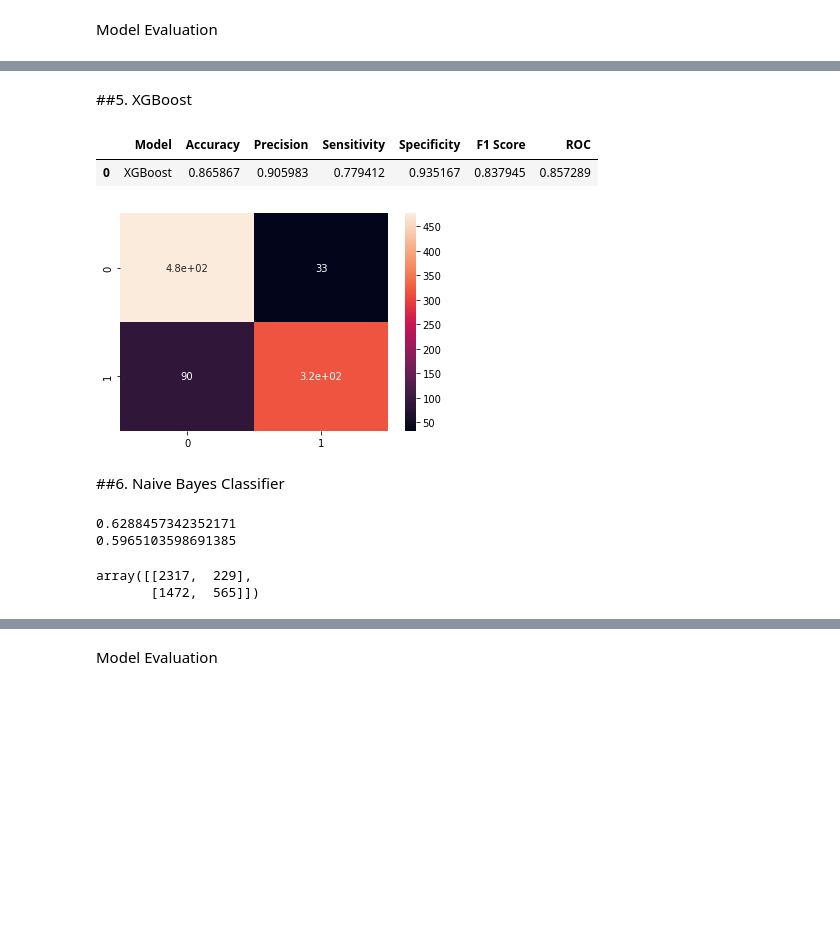
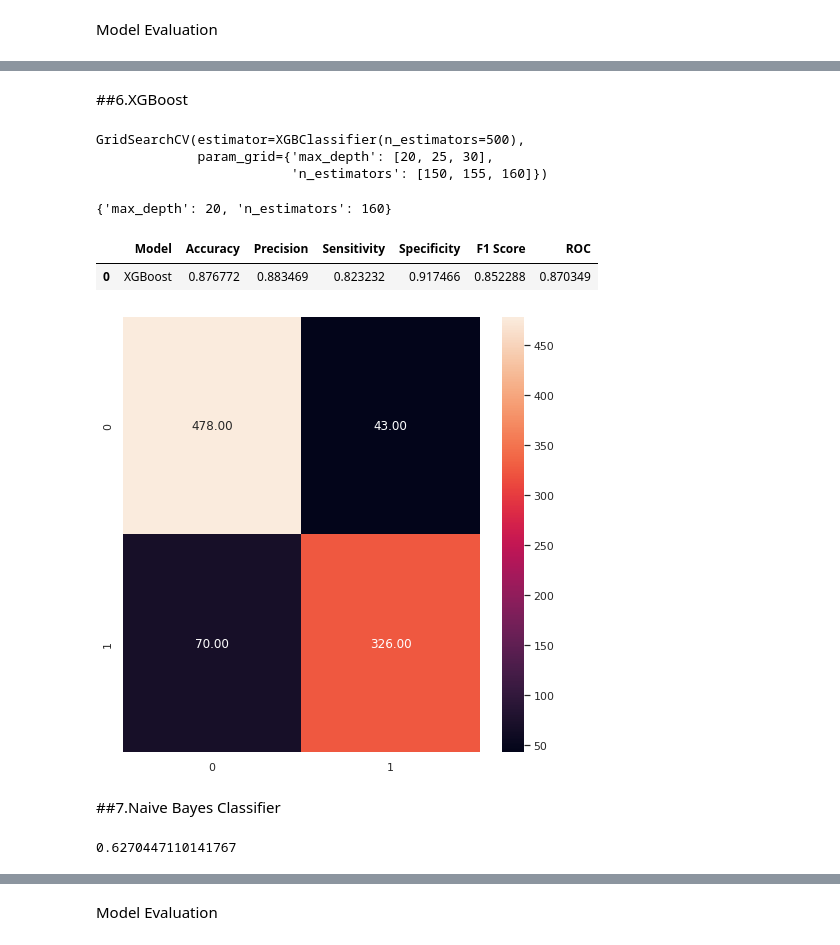
Before and after one commit to niteshavagabond/Cardiovascular-Risk-Prediction, a Jupyter notebook: Cardiovascular_Risk_Prediction.ipynb, the cells around one changed output, grey strips where cells are left out. Saved outputs shown, nothing was run; the diff lists cells and outputs as text; code cells hidden in the pictures; blank space fills up the shorter version.

```diff
--- a/Cardiovascular_Risk_Prediction.ipynb
+++ b/Cardiovascular_Risk_Prediction.ipynb
@@ -862,0 +957,4 @@ y_pred_gbm = gbm.predict(X_test)
+# %%
+#grid search for gradient bossting
+gb_grid= GridSearchCV(gb_model,param_grid=params,verbose=0)
+gb_grid.fit(X_train,y_train)
@@ -886,9 +997,27 @@ evaluation_metrics4
 # %% [markdown]
-##5. XGBoost
+##6.XGBoost
 # %%
 import xgboost as xgb
 # %%
 import xgboost as xgb
-xgb = xgb.XGBClassifier(n_estimators= 500)
-xgb.fit(X_train,y_train)
-y_pred_xgb = xgb.predict(X_test)
+xgb_model = xgb.XGBClassifier(n_estimators= 500)
+# %%
+#creating param dict for gridsearch
+n_estimators=[150,155,160]
+max_depth=[20,25,30]
+
+
+params = {'n_estimators':n_estimators,'max_depth':max_depth }
+# %%
+#creating xgb grid model
+xgb= GridSearchCV(xgb_model,param_grid=params,verbose=0)
+xgb.fit(X_train,y_train)
+# %% [output]
+GridSearchCV(estimator=XGBClassifier(n_estimators=500),
+             param_grid={'max_depth': [20, 25, 30],
+                         'n_estimators': [150, 155, 160]})
+# %%
+#printing best parameters
+xgb.best_params_
+# %% [output]
+{'max_depth': 20, 'n_estimators': 160}
@@ -895,28 +1027,29 @@ y_pred_xgb = xgb.predict(X_test)
 # %%
+# evaluation metric and confusion matrix for XG Boost model
 CM=confusion_matrix(y_test,y_pred_xgb)
-sns.heatmap(CM, annot=True)
+sns.heatmap(CM, annot=True, fmt='.2f')
 
 TN = CM[0][0]
 FN = CM[1][0]
 TP = CM[1][1]
 FP = CM[0][1]
 specificity = TN/(TN+FP)
 acc= accuracy_score(y_test, y_pred_xgb)
 roc=roc_auc_score(y_test, y_pred_xgb)
 prec = precision_score(y_test, y_pred_xgb)
 rec = recall_score(y_test, y_pred_xgb)
 f1 = f1_score(y_test, y_pred_xgb)
 
-evaluation_metrics5 =pd.DataFrame([['XGBoost',acc, prec,rec,specificity, f1,roc]],
+evaluation_metrics6 =pd.DataFrame([['XGBoost',acc, prec,rec,specificity, f1,roc]],
 columns = ['Model', 'Accuracy','Precision', 'Sensitivity','Specificity', 'F1 Score','ROC'])
 
-evaluation_metrics5
+evaluation_metrics6
 # %% [output]
 |  | Model | Accuracy | Precision | Sensitivity | Specificity | F1 Score | ROC |
-| 0 | XGBoost | 0.865867 | 0.905983 | 0.779412 | 0.935167 | 0.837945 | 0.857289 |
+| 0 | XGBoost | 0.876772 | 0.883469 | 0.823232 | 0.917466 | 0.852288 | 0.870349 |
-[figure, old version]
+[figure, new version]
 # %% [markdown]
-##6. Naive Bayes Classifier
+##7.Naive Bayes Classifier
 # %%
 from sklearn.naive_bayes import GaussianNB
 # %%
@@ -932,13 +1064,5 @@ y_train_pred = gnb.predict(X_smote)
 # %%
 # Display accuracy scores for training and testing sets
-print(accuracy_score(y_train_pred, y_smote))
 print(accuracy_score(y_pred_gnb, y_test))
 # %% [output]
-0.6288457342352171
-0.5965103598691385
+0.6270447110141767
-# %%
-# Confusion matrix for training data in naive bayes classifier
-confusion_matrix(y_smote, y_train_pred)
-# %% [output]
-array([[2317,  229],
-       [1472,  565]])
```
Also changed, not shown: parts of 83 cells of this notebook.
